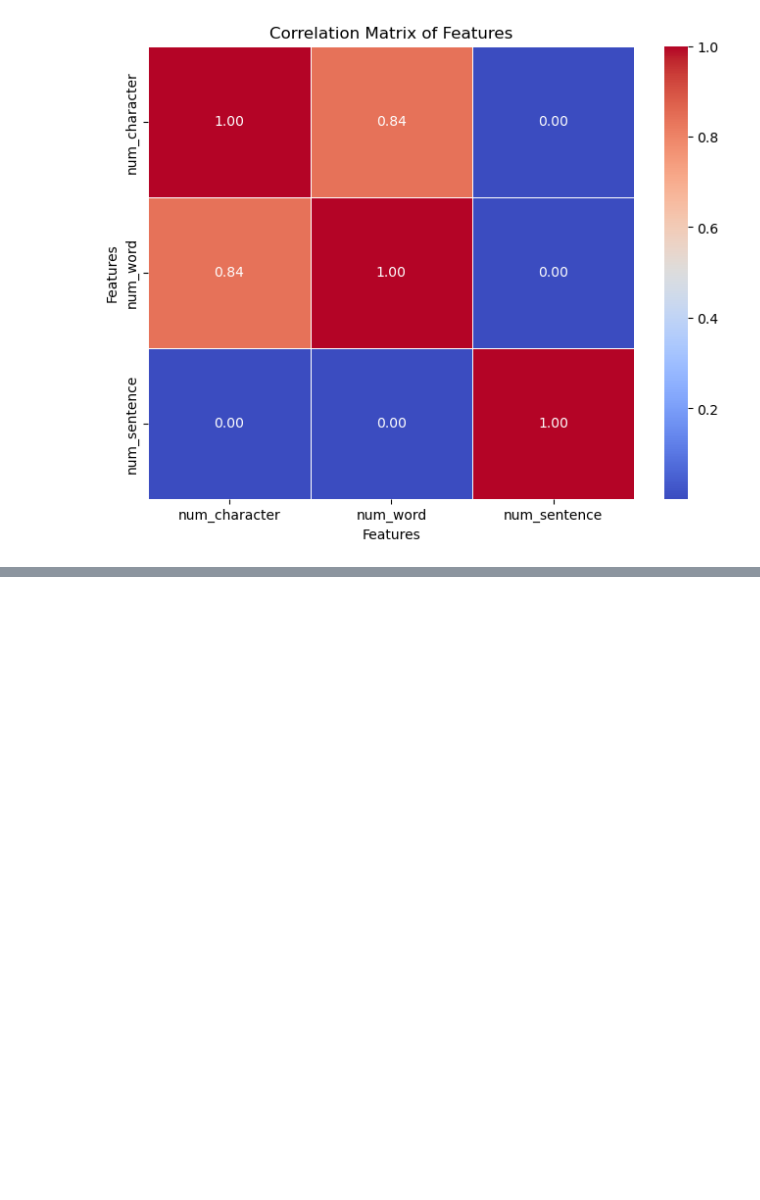
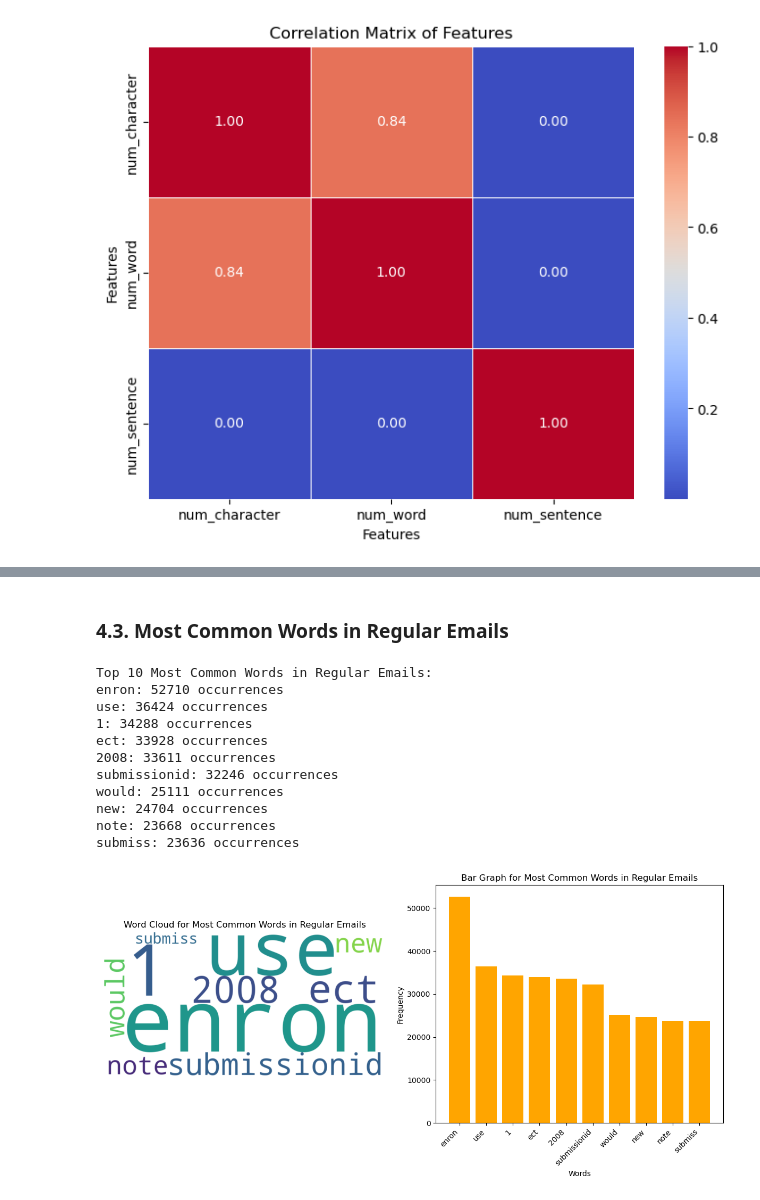
Before and after one commit to AymenCity/phishcord-phishing-detector, a Jupyter notebook: Phishcord.ipynb, the cells around one changed output, grey strips where cells are left out. Drawn from its saved outputs; the diff is of its cells as text; code cells hidden in the pictures; blank space fills up the shorter version.

```diff
--- a/Phishcord.ipynb
+++ b/Phishcord.ipynb
@@ -202,0 +308,50 @@ num_sentence         0.00029  0.001029      1.000000
+# %% [markdown]
+### 4.3. Most Common Words in Regular Emails
+# %%
+ham_emails = df[df['label'] == 0]['text_transform']
+
+# Tokenise the text in spam emails
+ham_words = ' '.join(ham_emails).split()
+
+# Count occurrences of each word
+word_counts = Counter(ham_words)
+
+# Find the most common words
+most_common_words = word_counts.most_common(10)
+print("Top 10 Most Common Words in Regular Emails:")
+for word, count in most_common_words:
+    print(f"{word}: {count} occurrences")
+
+# Generate Word Cloud
+wordcloud = WordCloud(width=800, height=400, background_color='white').generate_from_frequencies(dict(most_common_words))
+
+# Plot Word Cloud
+plt.figure(figsize=(12, 6))
+plt.subplot(1, 2, 1)
+plt.imshow(wordcloud, interpolation='bilinear')
+plt.title('Word Cloud for Most Common Words in Regular Emails')
+plt.axis('off')
+
+# Plot Bar Graph
+plt.subplot(1, 2, 2)
+words, counts = zip(*most_common_words)
+plt.bar(words, counts, color='orange')
+plt.title('Bar Graph for Most Common Words in Regular Emails')
+plt.xlabel('Words')
+plt.ylabel('Frequency')
+plt.xticks(rotation=45, ha='right')
+plt.tight_layout()
+plt.show()
+# %% [output]
+Top 10 Most Common Words in Regular Emails:
+enron: 52710 occurrences
+use: 36424 occurrences
+1: 34288 occurrences
+ect: 33928 occurrences
+2008: 33611 occurrences
+submissionid: 32246 occurrences
+would: 25111 occurrences
+new: 24704 occurrences
+note: 23668 occurrences
+submiss: 23636 occurrences
+[figure, added]
```
Also changed, not shown: parts of 10 cells of this notebook.
